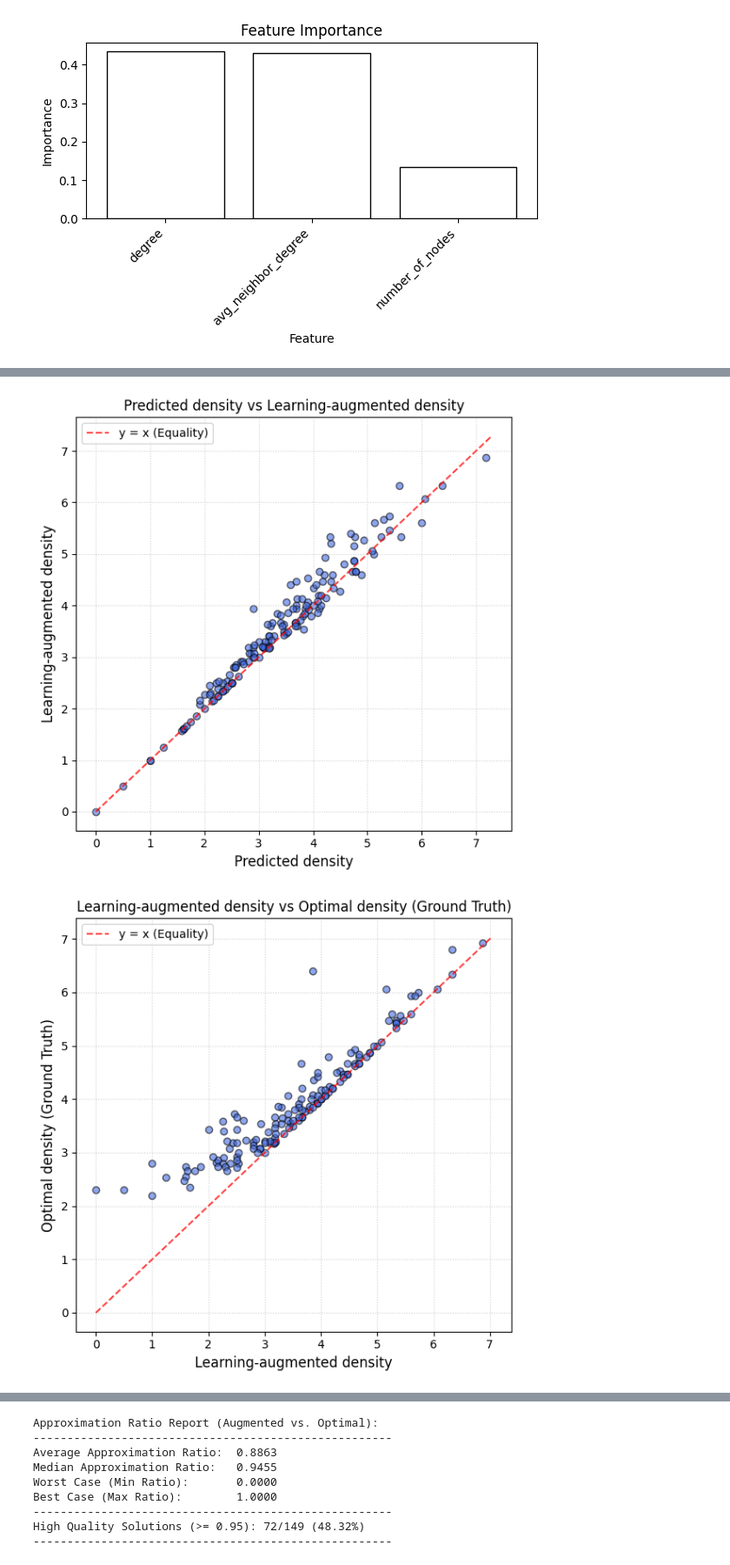
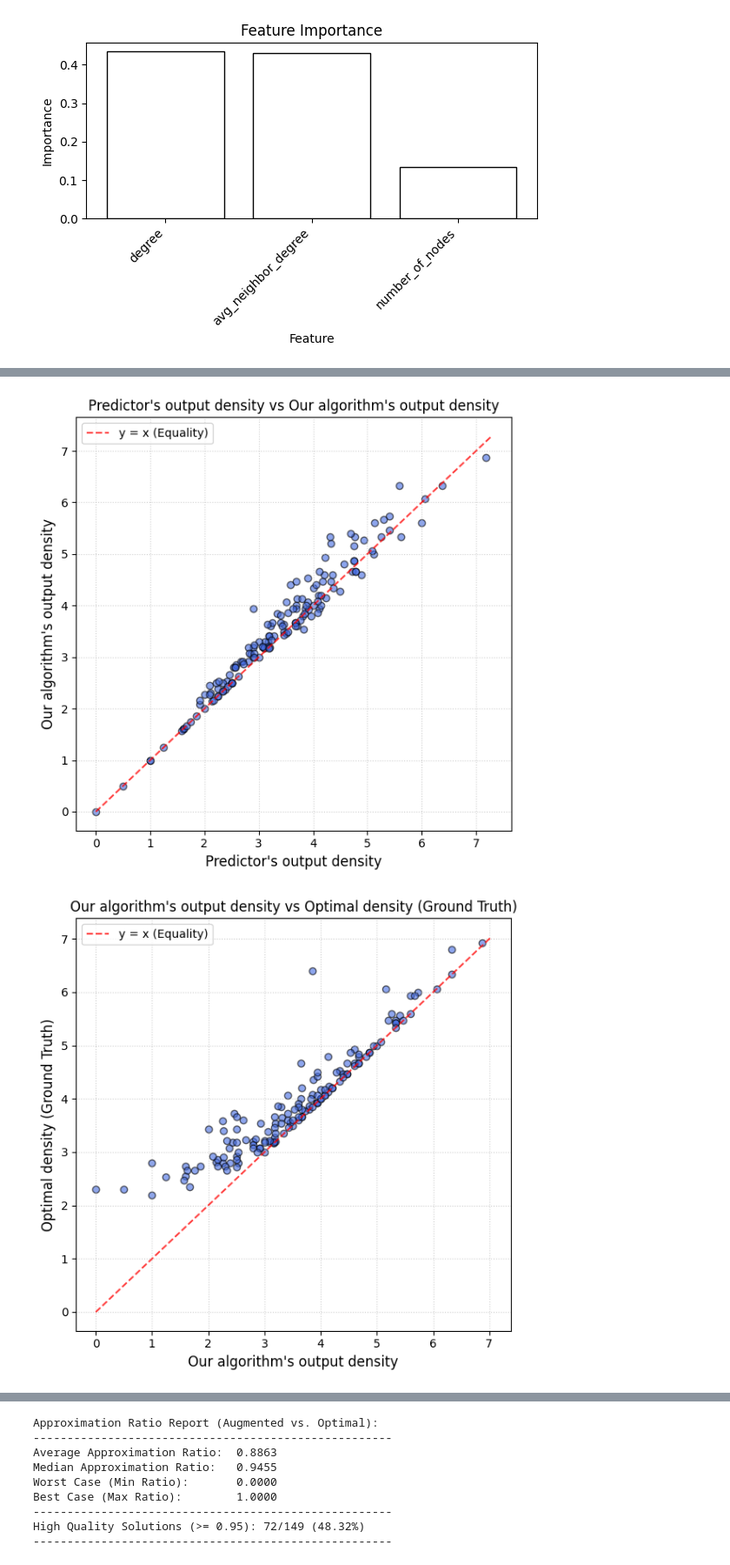
Before and after one commit to hoavu-cs/LearningAugmentedDensestSubgraph, a Jupyter notebook: damks_experiment.ipynb, the cells around one changed output, grey strips where cells are left out. Shown at 87% size. Drawn from its saved outputs; the diff is of its cells as text; code cells hidden in the pictures.

Commit message:
Change plot caption

```diff
--- a/damks_experiment.ipynb
+++ b/damks_experiment.ipynb
@@ -320,39 +320,39 @@ def plot_comparison(x_val, y_val, x_lbl, y_lbl):
 # Individual plots
 plot_comparison(
     predict, augmented,
-    "Predicted density", "Learning-augmented density"
+    "Predictor's output density", "Our algorithm's output density"
 )
 
 plot_comparison(
     augmented, optimal,
-    "Learning-augmented density", "Optimal density (Ground Truth)"
+    "Our algorithm's output density", "Optimal density (Ground Truth)"
 )
 
 plot_comparison(
     predict, optimal,
-    "Predicted density", "Optimal density (Ground Truth)"
+    "Predictor's output density", "Optimal density (Ground Truth)"
 )
 
 
 # Run the plotting function
 #plot_pairwise_comparisons(predict, augmented, optimal)
 # %% [output]
 Graph: 927, Predicted Density: 5.2500, Augmented Density: 5.3333, Optimal Density: 5.4667
 Graph: 1348, Predicted Density: 4.0000, Augmented Density: 4.3333, Optimal Density: 4.5333
 Graph: 1378, Predicted Density: 2.5000, Augmented Density: 2.5000, Optimal Density: 2.9231
 Graph: 1203, Predicted Density: 4.5000, Augmented Density: 4.2727, Optimal Density: 4.5000
 Graph: 126, Predicted Density: 7.1875, Augmented Density: 6.8667, Optimal Density: 6.9333
 Graph: 718, Predicted Density: 3.7000, Augmented Density: 4.1333, Optimal Density: 4.1333
 Graph: 1336, Predicted Density: 2.4118, Augmented Density: 2.5333, Optimal Density: 2.8000
 Graph: 226, Predicted Density: 3.0714, Augmented Density: 3.2000, Optimal Density: 3.5333
 Graph: 1230, Predicted Density: 2.2500, Augmented Density: 2.2500, Optimal Density: 2.8000
 Graph: 553, Predicted Density: 2.1429, Augmented Density: 2.1429, Optimal Density: 2.8182
 Graph: 951, Predicted Density: 2.3333, Augmented Density: 2.5000, Optimal Density: 2.8667
 Graph: 985, Predicted Density: 3.5833, Augmented Density: 4.4000, Optimal Density: 4.4667
 ... (133 lines left out)
 Graph: 1538, Predicted Density: 2.7143, Augmented Density: 2.8667, Optimal Density: 3.0000
 Graph: 1020, Predicted Density: 3.8182, Augmented Density: 3.5333, Optimal Density: 3.8000
 Graph: 1474, Predicted Density: 2.9167, Augmented Density: 3.0000, Optimal Density: 3.1818
 Graph: 915, Predicted Density: 3.5385, Augmented Density: 3.5000, Optimal Density: 3.6000
-[figure, old version]
+[figure, new version]
-[figure, old version]
+[figure, new version]
```
Also changed, not shown: parts of 2 cells of this notebook.
